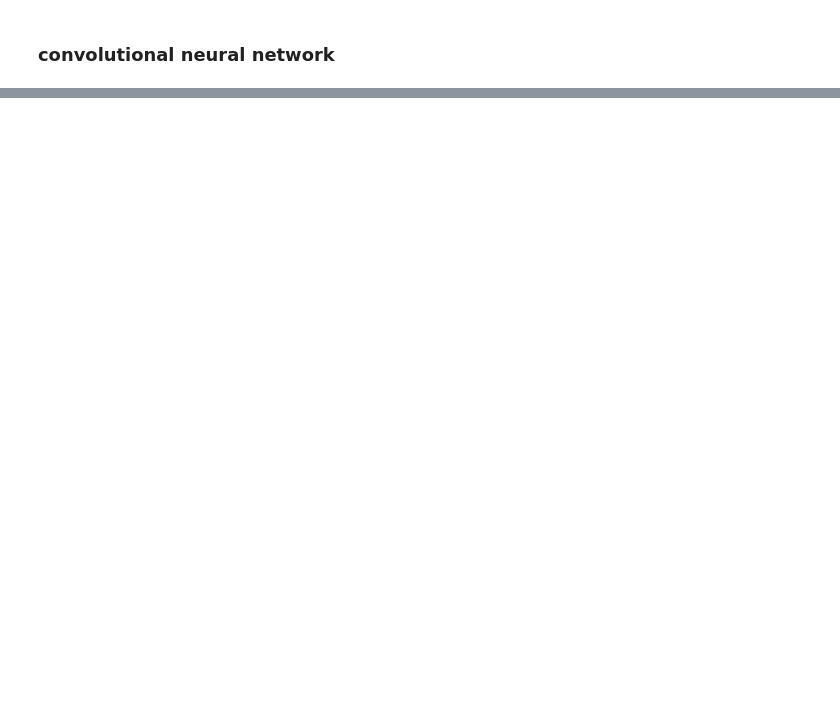
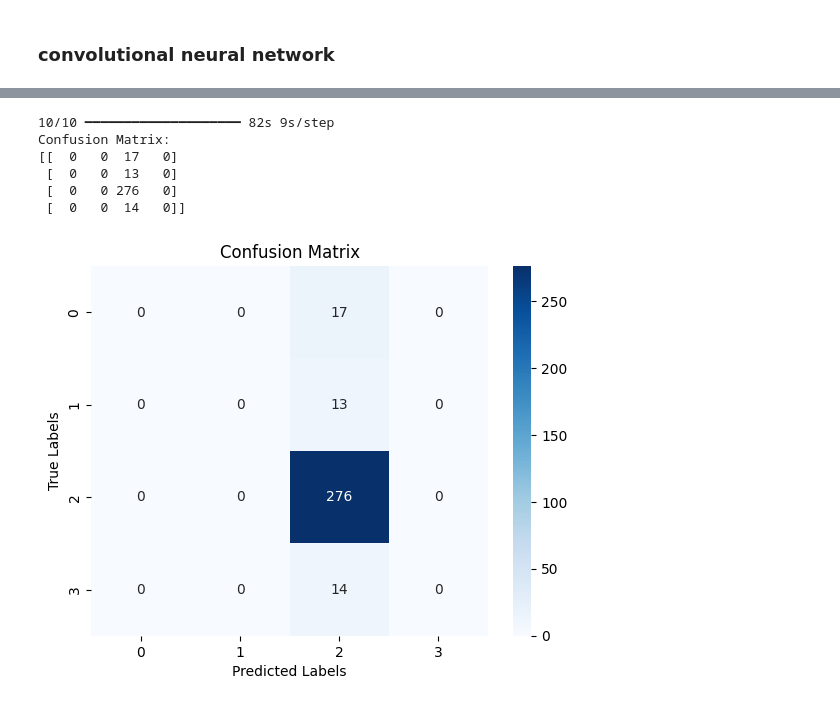
Before and after one commit to Siddhartha741/plant-disease-detection-cnn, a Jupyter notebook: plant_disease_detection_ (1).ipynb, the cells around one changed output, grey strips where cells are left out. Saved outputs shown, nothing was run; the diff lists cells and outputs as text; code cells hidden in the pictures; blank space fills up the shorter version.

```diff
--- a/plant_disease_detection_ (1).ipynb
+++ b/plant_disease_detection_ (1).ipynb
@@ -49,9 +47,15 @@ model = Sequential([
     Flatten(),
     Dense(128, activation='relu'),
     Dropout(0.5),
-    Dense(6, activation='softmax')  # Assuming you have 6 classes
+    Dense(8, activation='softmax')
 ])
 
 model.compile(optimizer='adam', loss='categorical_crossentropy', metrics=['accuracy'])
 # %%
-history = model.fit(train_generator, epochs=1, validation_data=test_generator)
+history = model.fit(
+    train_generator,
+    epochs=1,
+    steps_per_epoch=10,
+    validation_data=test_generator,
+    validation_steps=10
+)
@@ -66,23 +65,38 @@ plt.show()
 # %%
 from sklearn.metrics import confusion_matrix
 import numpy as np
-predictions = model.predict(test_generator)
 
-true_labels = test_generator.classes
+predictions = model.predict(test_generator, steps=10)
 
-binary_predictions = np.round(predictions).flatten()
+
+true_labels = []
+for i in range(10):
+    x, y = next(test_generator)  # Changed line
+    true_labels.extend(np.argmax(y, axis=1))
+true_labels = np.array(true_labels)
+
+
+binary_predictions = np.argmax(predictions, axis=1)
 
 # Calculate the confusion matrix
 cm = confusion_matrix(true_labels, binary_predictions)
 print("Confusion Matrix:")
 print(cm)
 
-# Visualize the confusion matrix (optional)
+# Visualize the confusion matrix
 import seaborn as sns
 import matplotlib.pyplot as plt
 
 sns.heatmap(cm, annot=True, fmt='d', cmap='Blues')
 plt.xlabel('Predicted Labels')
 plt.ylabel('True Labels')
 plt.title('Confusion Matrix')
 plt.show()
+# %% [output]
+10/10 ━━━━━━━━━━━━━━━━━━━━ 82s 9s/step
+Confusion Matrix:
+[[  0   0  17   0]
+ [  0   0  13   0]
+ [  0   0 276   0]
+ [  0   0  14   0]]
+[figure, added]
```
Also changed, not shown: parts of 9 cells of this notebook.
